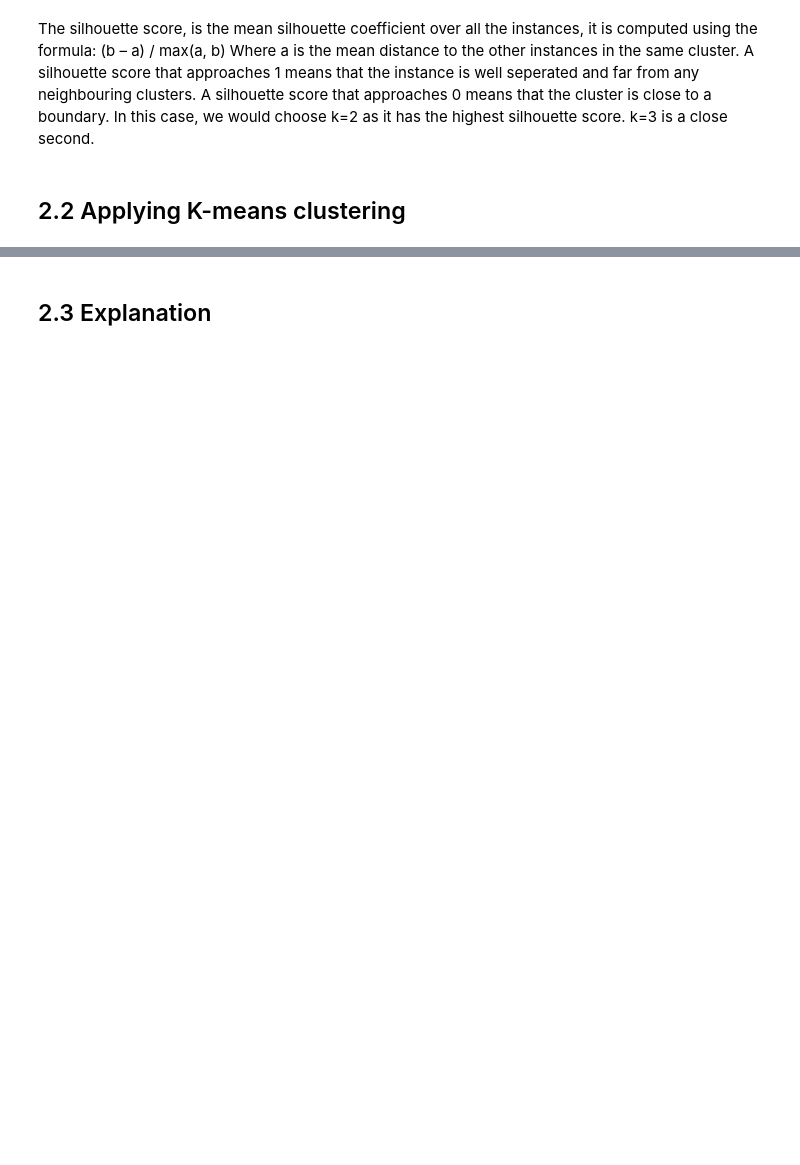
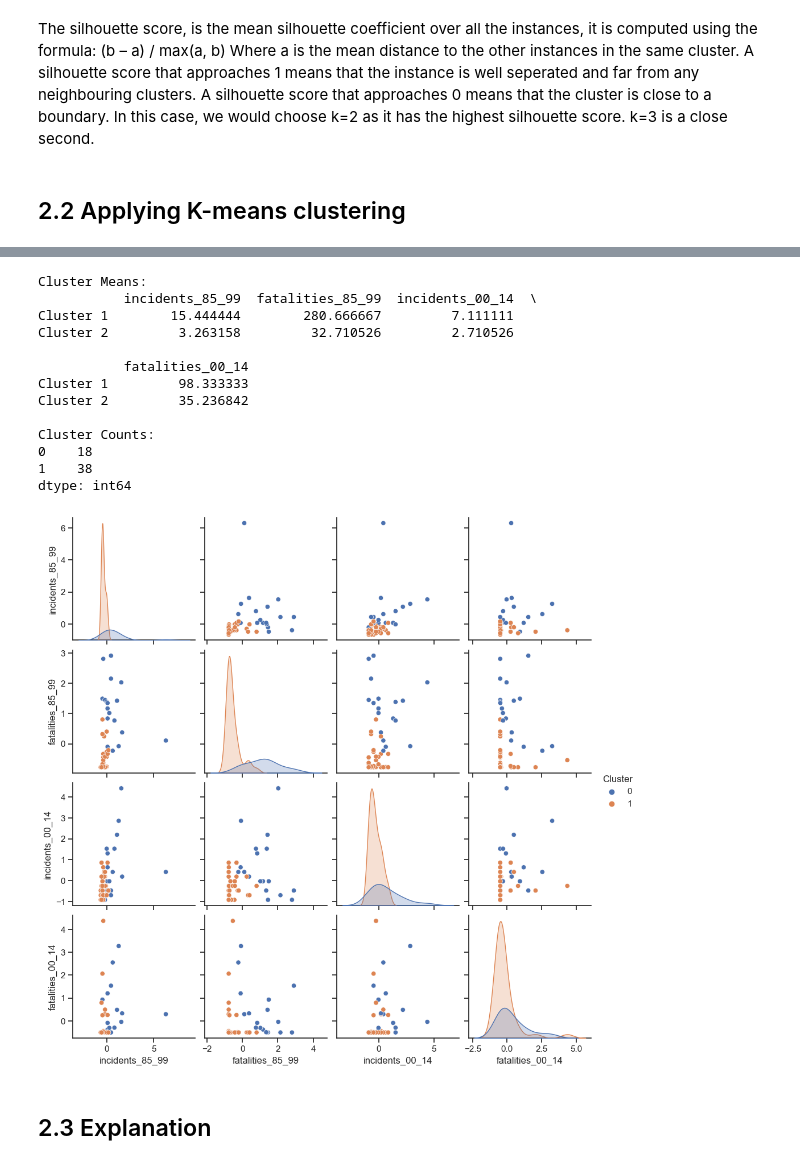
Before and after one commit to Bsubs/CITS5508_Machine_Learning, a Jupyter notebook: assignment3/assignment3.ipynb, the cells around one changed output, grey strips where cells are left out. Saved outputs shown, nothing was run; the diff lists cells and outputs as text; code cells hidden in the pictures; blank space fills up the shorter version.

```diff
--- a/assignment3/assignment3.ipynb
+++ b/assignment3/assignment3.ipynb
@@ -679,3 +664,21 @@ dtype: int64
+# %%
+selected_features = ['incidents_85_99', 'fatalities_85_99', 'incidents_00_14', 'fatalities_00_14']
+perform_k_means(selected_features)
+# %% [output]
+Cluster Means:
+           incidents_85_99  fatalities_85_99  incidents_00_14  \
+Cluster 1        15.444444        280.666667         7.111111
+Cluster 2         3.263158         32.710526         2.710526
+
+           fatalities_00_14
+Cluster 1         98.333333
+Cluster 2         35.236842
+
+Cluster Counts:
+0    18
+1    38
+dtype: int64
+[figure, added]
 # %% [markdown]
 ## 2.3 Explanation
 # %% [markdown]
```
Also changed, not shown: parts of 23 cells of this notebook.
